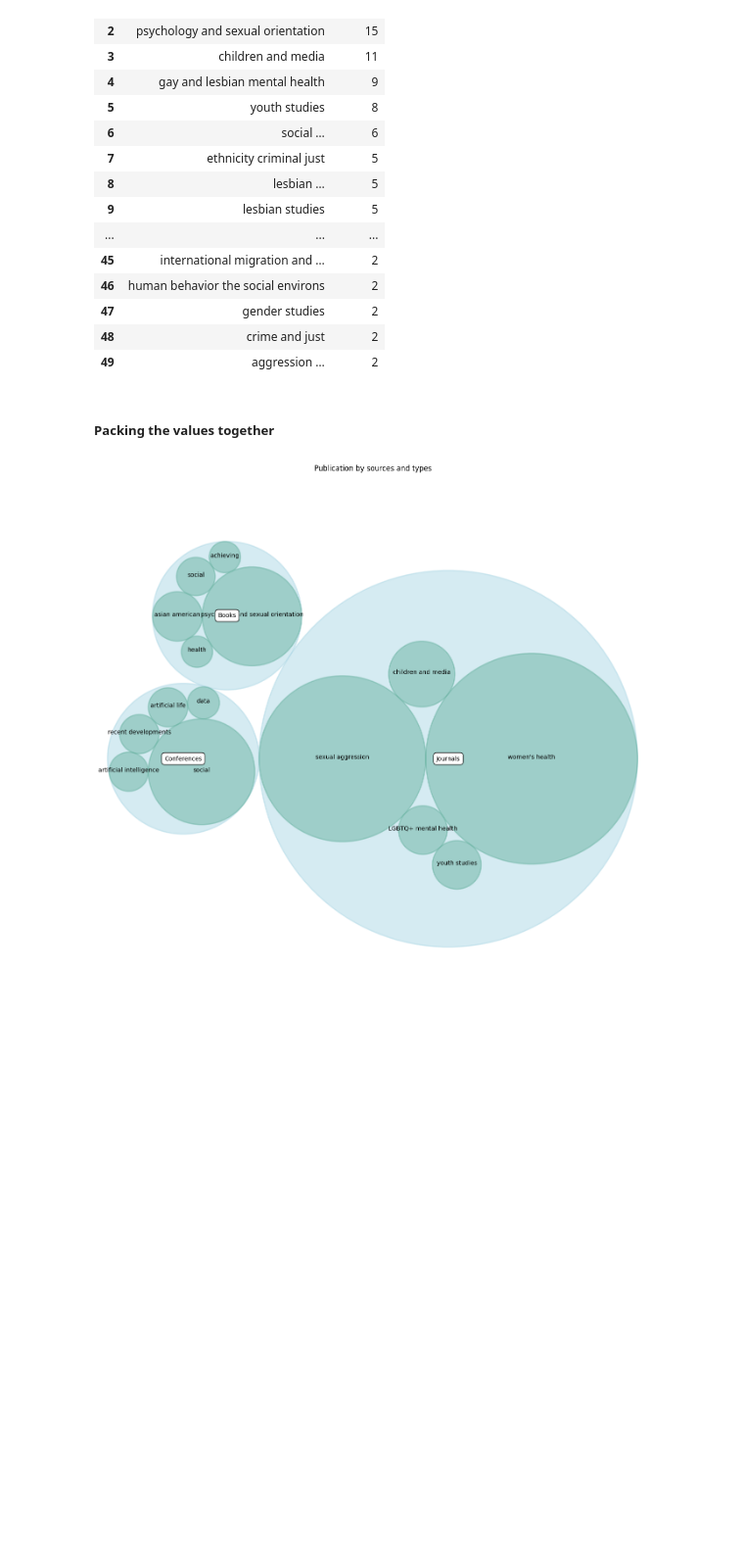
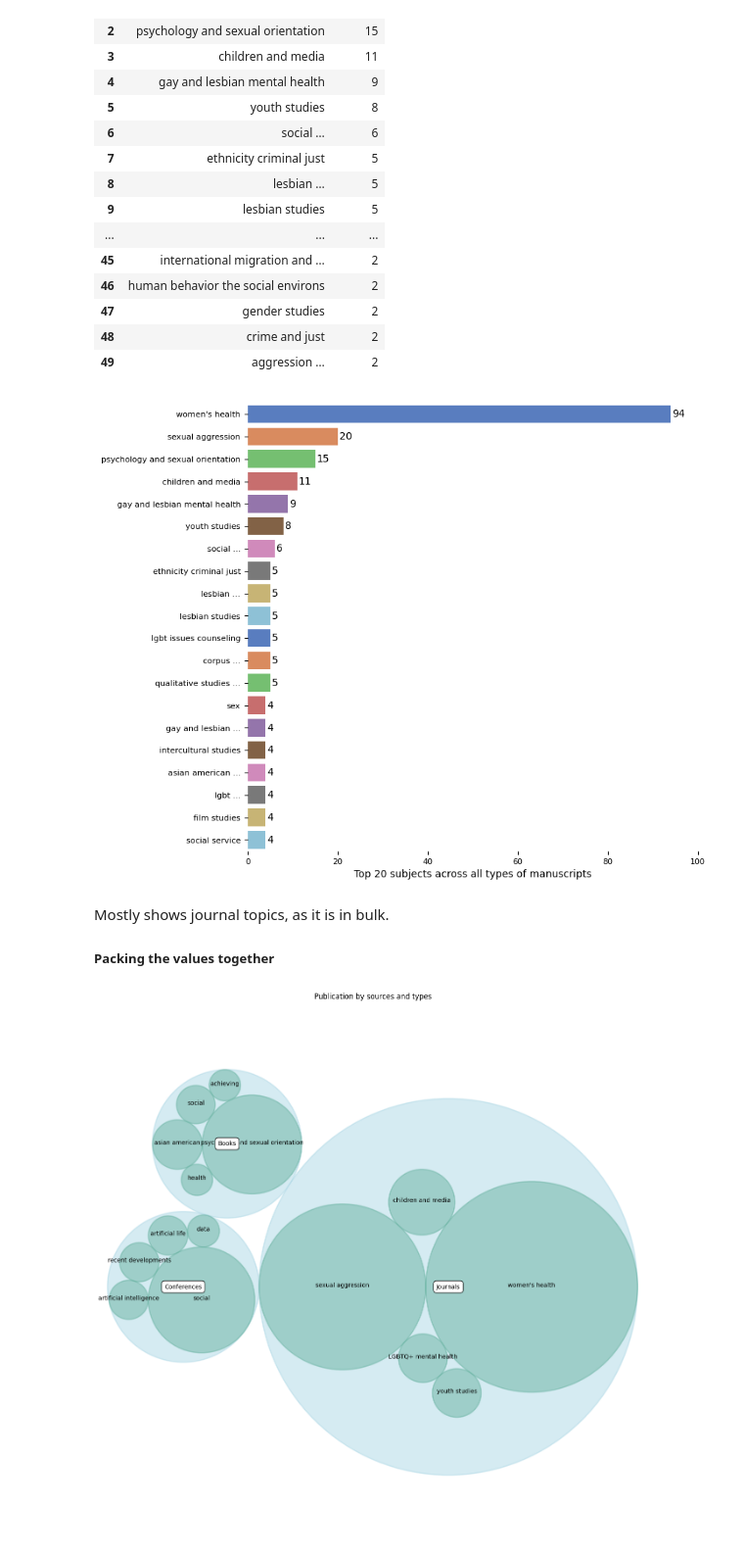
Before and after one commit to booktrackerGirl/Data-wrangling-and-analysis, a Jupyter notebook: Google Scholar Search/google_scholar_search_analysis.ipynb, the cells around one changed output. Shown at 98% size. Cells and saved outputs as stored; diff of their text form; code cells hidden in the pictures; blank space fills up the shorter version.

```diff
--- a/Google Scholar Search/google_scholar_search_analysis.ipynb
+++ b/Google Scholar Search/google_scholar_search_analysis.ipynb
@@ -818,8 +864,25 @@ fig.update_layout(xaxis={'categoryorder':'total descending'})
 fig.update_layout(uniformtext_minsize=8, uniformtext_mode='hide')
 fig.update_traces(textposition='outside')
 fig.show()
-# %% [markdown]
-##### Packing the values together
+# %%
+f, ax = plt.subplots(figsize=(8, 8))
+palette = sns.color_palette("muted")
+top_20_subjects = df_sub[:20]
+p = sns.barplot(x="counts", y="subjects", data=top_20_subjects,
+            label="counts", palette=palette)
+ax.set(xlim=(0, 100))
+# new helper method to auto-label bars
+ax.bar_label(ax.containers[0], fontsize=10, padding=1.5)
+sns.despine(left=True, bottom=True)
+p.set_xlabel("Top 20 subjects across all types of manuscripts", fontsize=10)
+p.set_ylabel("",fontsize=10)
+p.tick_params(labelsize=8)
+# %% [output]
+[figure, added]
+# %% [markdown]
+Mostly shows journal topics, as it is in bulk.
+
+##### Packing the values together
 # %%
 # https://www.python-graph-gallery.com/circular-packing-several-levels-of-hierarchy
 
```
Also changed, not shown: parts of 6 cells of this notebook, 2 other files.
